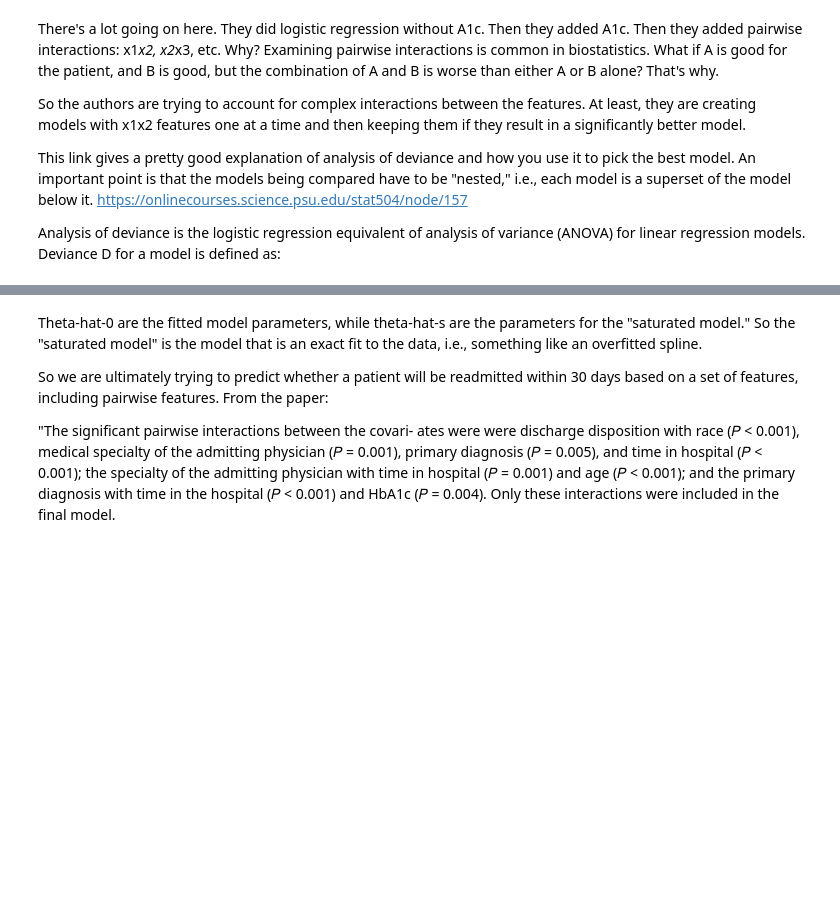
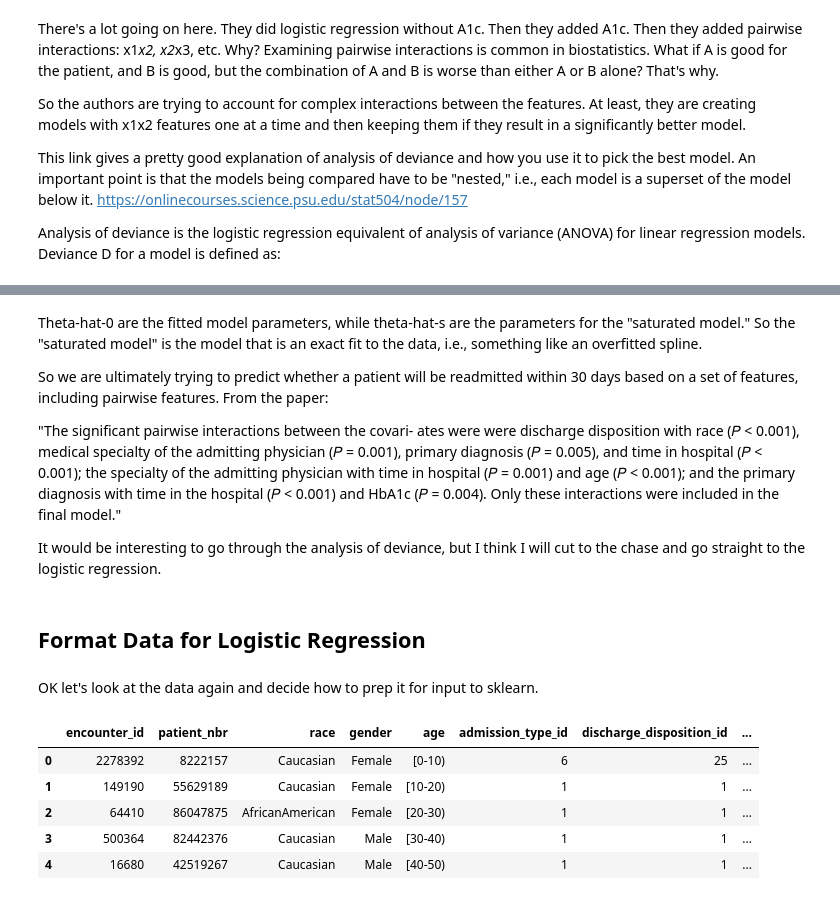
Before and after one commit to jonneff/Diabetes2, a Jupyter notebook: UC Irvine Diabetes Data 1999-2008.ipynb, the cells around one changed output, grey strips where cells are left out. Drawn from its saved outputs; the diff is of its cells as text; code cells hidden in the pictures; blank space fills up the shorter version.

Commit message:
A bit more data wrangling

```diff
--- a/UC Irvine Diabetes Data 1999-2008.ipynb
+++ b/UC Irvine Diabetes Data 1999-2008.ipynb
@@ -243,0 +285,2 @@ float(num_A1C) / float(len(df_final))
+# %%
+df_drop_dead['medical_specialty'] = df_drop_dead['medical_specialty'].str.replace("?","missing")
@@ -269,4 +345,19 @@ So the "saturated model" is the model that is an exact fit to the data, i.e., so
 
 So we are ultimately trying to predict whether a patient will be readmitted within 30 days based on a set of features, including pairwise features.  From the paper:
 
-"The significant pairwise interactions between the covari- ates were  were discharge disposition with race (𝑃 < 0.001), medical specialty of the admitting physician (𝑃 = 0.001), primary diagnosis (𝑃 = 0.005), and time in hospital (𝑃 < 0.001); the specialty of the admitting physician with time in hospital (𝑃 = 0.001) and age (𝑃 < 0.001); and the primary diagnosis with time in the hospital (𝑃 < 0.001) and HbA1c (𝑃 = 0.004). Only these interactions were included in the final model.
+"The significant pairwise interactions between the covari- ates were  were discharge disposition with race (𝑃 < 0.001), medical specialty of the admitting physician (𝑃 = 0.001), primary diagnosis (𝑃 = 0.005), and time in hospital (𝑃 < 0.001); the specialty of the admitting physician with time in hospital (𝑃 = 0.001) and age (𝑃 < 0.001); and the primary diagnosis with time in the hospital (𝑃 < 0.001) and HbA1c (𝑃 = 0.004). Only these interactions were included in the final model."
+
+It would be interesting to go through the analysis of deviance, but I think I will cut to the chase and go straight to the logistic regression.
+# %% [markdown]
+## Format Data for Logistic Regression
+# %% [markdown]
+OK let's look at the data again and decide how to prep it for input to sklearn.
+# %%
+df_drop_dead.head()
+# %% [output]
+|  | encounter_id | patient_nbr | race | gender | age | admission_type_id | discharge_disposition_id | ... |
+| 0 | 2278392 | 8222157 | Caucasian | Female | [0-10) | 6 | 25 | ... |
+| 1 | 149190 | 55629189 | Caucasian | Female | [10-20) | 1 | 1 | ... |
+| 2 | 64410 | 86047875 | AfricanAmerican | Female | [20-30) | 1 | 1 | ... |
+| 3 | 500364 | 82442376 | Caucasian | Male | [30-40) | 1 | 1 | ... |
+| 4 | 16680 | 42519267 | Caucasian | Male | [40-50) | 1 | 1 | ... |
```
Also changed, not shown: parts of 24 cells of this notebook.
